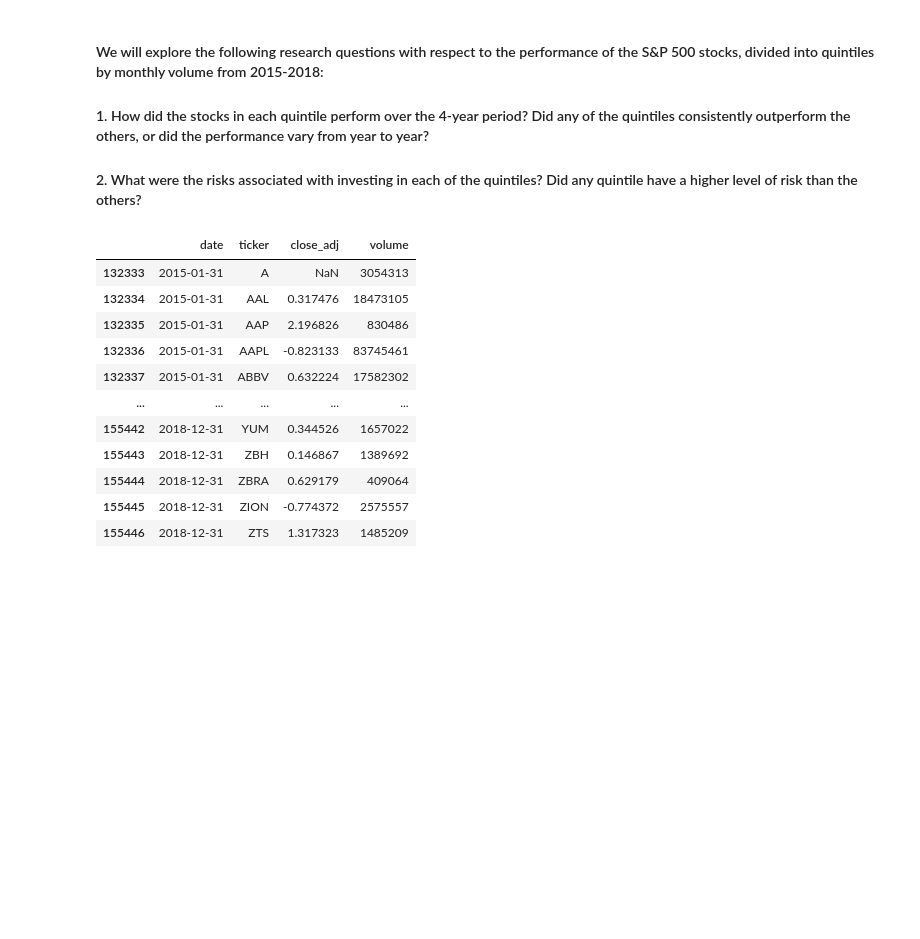
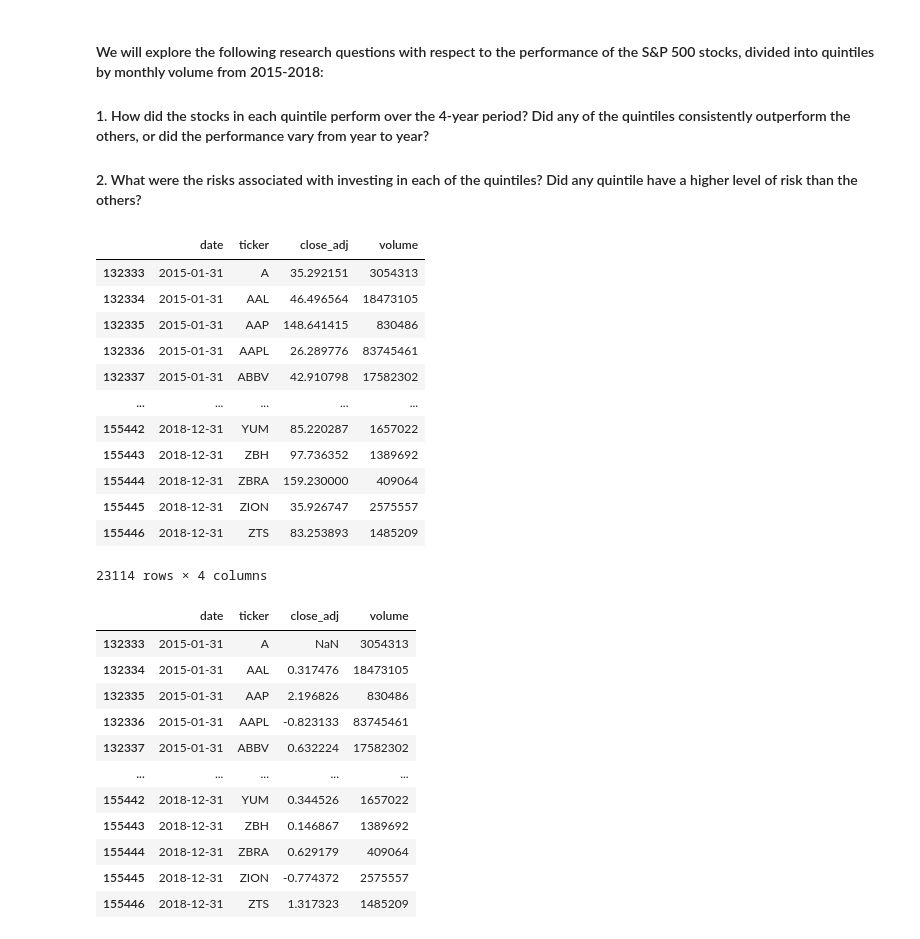
Before and after one commit to baruchfrost/legendary-invention, a Jupyter notebook: Team1_Data_Analysis_SPX500.ipynb, the cells around one changed output. Saved outputs shown, nothing was run; the diff lists cells and outputs as text; code cells hidden in the pictures; blank space fills up the shorter version.

Commit message:
adding view

```diff
--- a/Team1_Data_Analysis_SPX500.ipynb
+++ b/Team1_Data_Analysis_SPX500.ipynb
@@ -15,6 +15,23 @@ spx_volume = pd.read_csv('spx500_monthly_data_vol.csv')
 
 # Filter the data to only include years 2015-2018.
 spx_volume = spx_volume[(spx_volume['date'] >= '2015-01-01') & (spx_volume['date'] <= '2018-12-31')]
+# %%
+# View the dataframe.
+spx_volume
+# %% [output]
+|  | date | ticker | close_adj | volume |
+| 132333 | 2015-01-31 | A | 35.292151 | 3054313 |
+| 132334 | 2015-01-31 | AAL | 46.496564 | 18473105 |
+| 132335 | 2015-01-31 | AAP | 148.641415 | 830486 |
+| 132336 | 2015-01-31 | AAPL | 26.289776 | 83745461 |
+| 132337 | 2015-01-31 | ABBV | 42.910798 | 17582302 |
+| ... | ... | ... | ... | ... |
+| 155442 | 2018-12-31 | YUM | 85.220287 | 1657022 |
+| 155443 | 2018-12-31 | ZBH | 97.736352 | 1389692 |
+| 155444 | 2018-12-31 | ZBRA | 159.230000 | 409064 |
+| 155445 | 2018-12-31 | ZION | 35.926747 | 2575557 |
+| 155446 | 2018-12-31 | ZTS | 83.253893 | 1485209 |
+23114 rows × 4 columns
 # %%
 # Create a new dataframe and change the format of the close prices to a percent.
 monthly_vol = spx_volume
```
